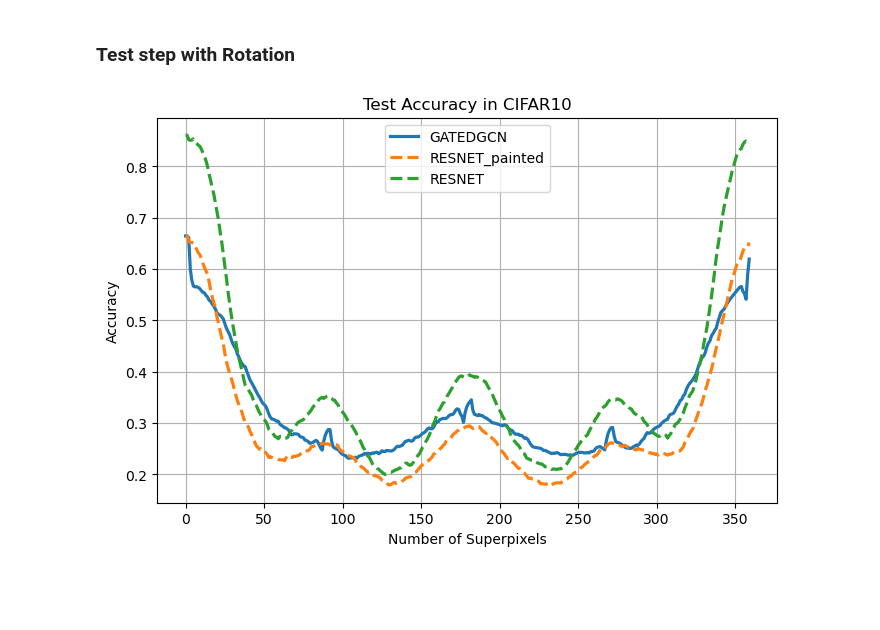
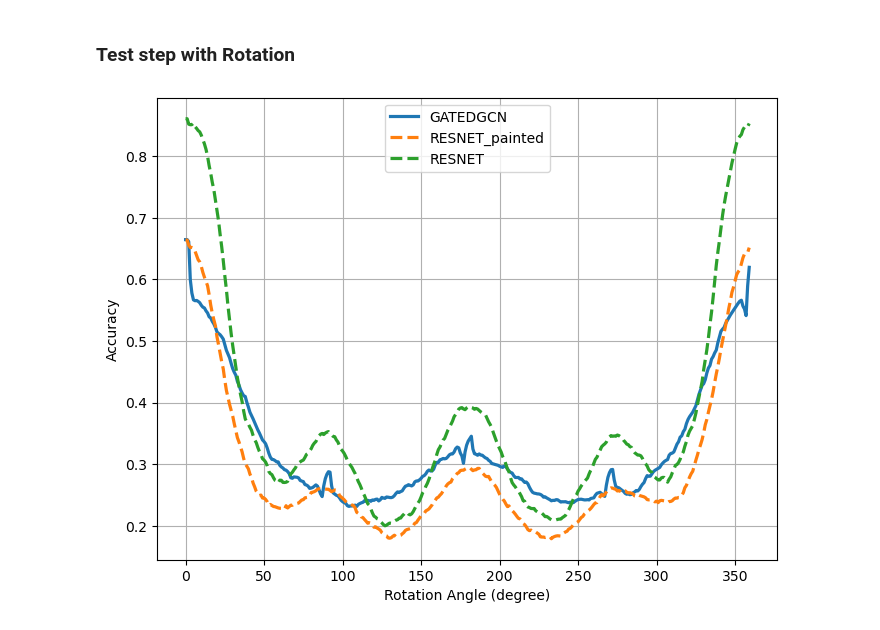
Before and after one commit to chunbaobao/GeNet, a Jupyter notebook: visualization/plot_visualization.ipynb, the cells around one changed output. Saved outputs shown, nothing was run; the diff lists cells and outputs as text; code cells hidden in the pictures; blank space fills up the shorter version.

```diff
--- a/visualization/plot_visualization.ipynb
+++ b/visualization/plot_visualization.ipynb
@@ -93,6 +91,7 @@ plt.show()
 # %%
 dataset_name = 'cifar10'
 dataset_name = 'mnist'
+dataset_name = 'fashionmnist'
 log_dir = './out/eval/'
 parser = 'test_acc'
 tag = 'snr'
@@ -100,9 +99,9 @@ ea = event_multiplexer.EventMultiplexer().AddRunsFromDirectory(log_dir + tag)
 ea.Reload()
 markers = ['o', 's', 'D', '|', '*', '1']
 index = 0
-plt.figure(figsize=(8,5))
+plt.figure(figsize=(8,6))
 for run in sorted(ea.Runs().keys()):
-    if dataset_name in run:
+    if dataset_name in run.split('_'):
         sc = ea.Scalars(run, parser + '/' + tag)
         df = pd.Series(data=[s.value for s in sc], index=[s.step for s in sc])
         smooth = df.ewm(alpha= 1 - 0.2).mean()
@@ -127,7 +126,7 @@ plt.legend()
 
 plt.xlabel('SNR (dB)')
 plt.ylabel('Accuracy')
-plt.title('Test Accuracy in ' + dataset_name.upper())
+# plt.title('Test Accuracy in ' + dataset_name.upper())
 plt.xlim(-51, 31)
 plt.grid()
 plt.savefig(out_dir + dataset_name + '_'  + tag + '.pdf', pad_inches=0, bbox_inches='tight')
@@ -138,7 +135,9 @@ plt.show()
 ### Test step with n_sp
 # %%
 dataset_name = 'cifar10'
-# dataset_name = 'mnist'
+dataset_name = 'mnist'
+dataset_name = 'fashionmnist'
+
 log_dir = './out/eval/'
 parser = 'test_acc'
 tag = 'n_sp'
@@ -146,9 +145,9 @@ ea = event_multiplexer.EventMultiplexer().AddRunsFromDirectory(log_dir + tag)
 ea.Reload()
 markers = ['o', 's', 'D', '|', '*', '1']
 index = 0
-plt.figure(figsize=(8,5))
+plt.figure(figsize=(8,6))
 for run in sorted(ea.Runs().keys()):
-    if dataset_name in run:
+    if dataset_name in run.split('_'):
         sc = ea.Scalars(run, parser + '/' + tag)
         df = pd.Series(data=[s.value for s in sc], index=[s.step for s in sc])
         smooth = df.ewm(alpha= 1 - 0.2).mean()
@@ -167,18 +166,15 @@ for run in sorted(ea.Runs().keys()):
 plt.legend()
 
 
-
-
-
-
 plt.xlabel('Number of Superpixels')
 plt.ylabel('Accuracy')
-plt.title('Test Accuracy in ' + dataset_name.upper())
+# plt.title('Test Accuracy in ' + dataset_name.upper())
 if dataset_name == 'mnist':
     plt.xlim(19, 91)
+elif dataset_name == 'cifar10':
+    plt.xlim(29, 131)
 else:
-
-    plt.xlim(29, 131)
+    plt.xlim(19, 81)
 plt.grid()
 plt.savefig(out_dir + dataset_name + '_'  + tag + '.pdf', pad_inches=0, bbox_inches='tight')
 plt.show()
@@ -189,6 +183,7 @@ plt.show()
 # %%
 dataset_name = 'cifar10'
 # dataset_name = 'mnist'
+# dataset_name = 'fashionmnist'
 log_dir = './out/eval/'
 parser = 'test_acc'
 tag = 'rotation'
@@ -196,37 +191,37 @@ ea = event_multiplexer.EventMultiplexer().AddRunsFromDirectory(log_dir + tag)
 ea.Reload()
 markers = ['o', 's', 'D', '|', '*', '1']
 index = 0
-plt.figure(figsize=(8,5))
+plt.figure(figsize=(8,6))
 for run in sorted(ea.Runs().keys()):
-    if dataset_name in run:
+    if dataset_name in run.split('_'):
         sc = ea.Scalars(run, parser + '/' + tag)
         df = pd.Series(data=[s.value for s in sc], index=[s.step for s in sc])
         smooth = df.ewm(alpha= 1 - 0.6).mean()
         model_name = run.split('_')[0]
         is_painted = eval(run.split('_')[-1])
         if model_name == 'resnet' and is_painted:
             line = plt.plot([s for s in smooth.index], [s for s in smooth.values], label=model_name.upper() + '_painted', linewidth=2.3, linestyle='--')
         elif model_name == 'resnet' and not is_painted:
             line = plt.plot([s for s in smooth.index], [s for s in smooth.values], label=model_name.upper(), linewidth=2.3, linestyle='--')
         else:
             line = plt.plot([s for s in smooth.index], [s for s in smooth.values], label=model_name.upper(),linewidth=2.3)
 
         # plt.plot([s for s in smooth.index][::10], [s for s in smooth.values][::10], linestyle = 'None',
         #         marker = markers[index], color = line[0].get_color(), markerfacecolor = 'None', markersize=8, markeredgewidth = 1.5)
         index += 1
 plt.legend()
 
 
 
 
 
 
-plt.xlabel('Number of Superpixels')
+plt.xlabel('Rotation Angle (degree)')
 plt.ylabel('Accuracy')
-plt.title('Test Accuracy in ' + dataset_name.upper())
+# plt.title('Test Accuracy in ' + dataset_name.upper())
 
 plt.grid()
 plt.savefig(out_dir + dataset_name + '_'  + tag + '.pdf', pad_inches=0, bbox_inches='tight')
 plt.show()
 # %% [output]
-[figure, old version]
+[figure, new version]
```
Also changed, not shown: parts of 6 cells of this notebook, 20 other files.
